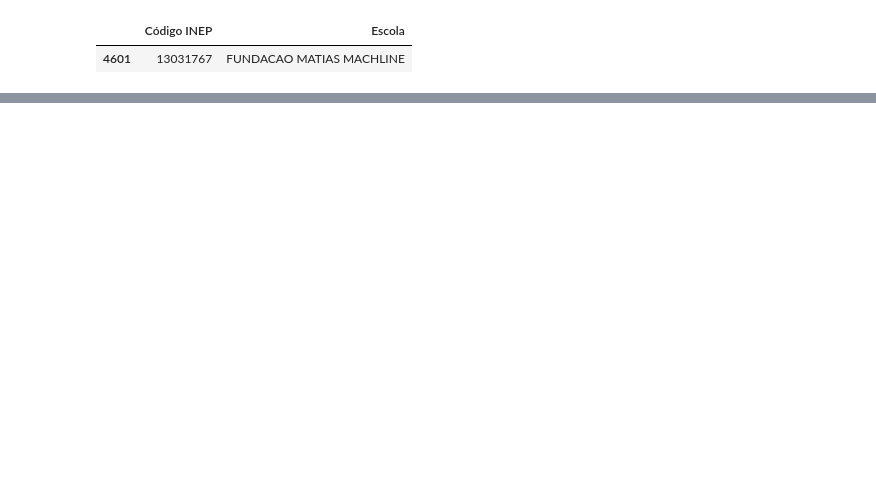
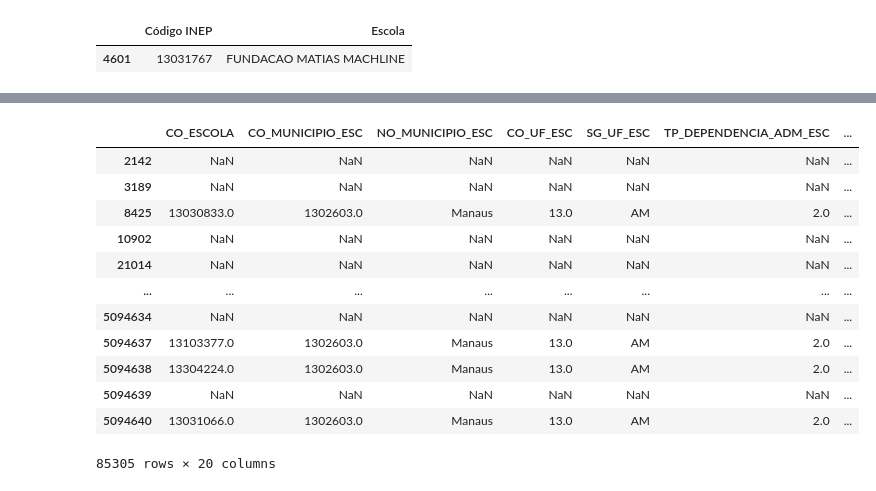
Before and after one commit to paulordie/aquis-preproc-explo-dados, a Jupyter notebook: projeto-enem-pcorrea.ipynb, the cells around one changed output, grey strips where cells are left out. Cells and saved outputs as stored; diff of their text form; code cells hidden in the pictures; blank space fills up the shorter version.

```diff
--- a/projeto-enem-pcorrea.ipynb
+++ b/projeto-enem-pcorrea.ipynb
@@ -177,0 +229,17 @@ target_2_microdados_enem2019.head()
+# %%
+df_manaus2 = df_manaus.iloc[:,20:40]
+df_manaus2
+# %% [output]
+|  | CO_ESCOLA | CO_MUNICIPIO_ESC | NO_MUNICIPIO_ESC | CO_UF_ESC | SG_UF_ESC | TP_DEPENDENCIA_ADM_ESC | ... |
+| 2142 | NaN | NaN | NaN | NaN | NaN | NaN | ... |
+| 3189 | NaN | NaN | NaN | NaN | NaN | NaN | ... |
+| 8425 | 13030833.0 | 1302603.0 | Manaus | 13.0 | AM | 2.0 | ... |
+| 10902 | NaN | NaN | NaN | NaN | NaN | NaN | ... |
+| 21014 | NaN | NaN | NaN | NaN | NaN | NaN | ... |
+| ... | ... | ... | ... | ... | ... | ... | ... |
+| 5094634 | NaN | NaN | NaN | NaN | NaN | NaN | ... |
+| 5094637 | 13103377.0 | 1302603.0 | Manaus | 13.0 | AM | 2.0 | ... |
+| 5094638 | 13304224.0 | 1302603.0 | Manaus | 13.0 | AM | 2.0 | ... |
+| 5094639 | NaN | NaN | NaN | NaN | NaN | NaN | ... |
+| 5094640 | 13031066.0 | 1302603.0 | Manaus | 13.0 | AM | 2.0 | ... |
+85305 rows × 20 columns
```
Also changed, not shown: parts of 22 cells of this notebook.
